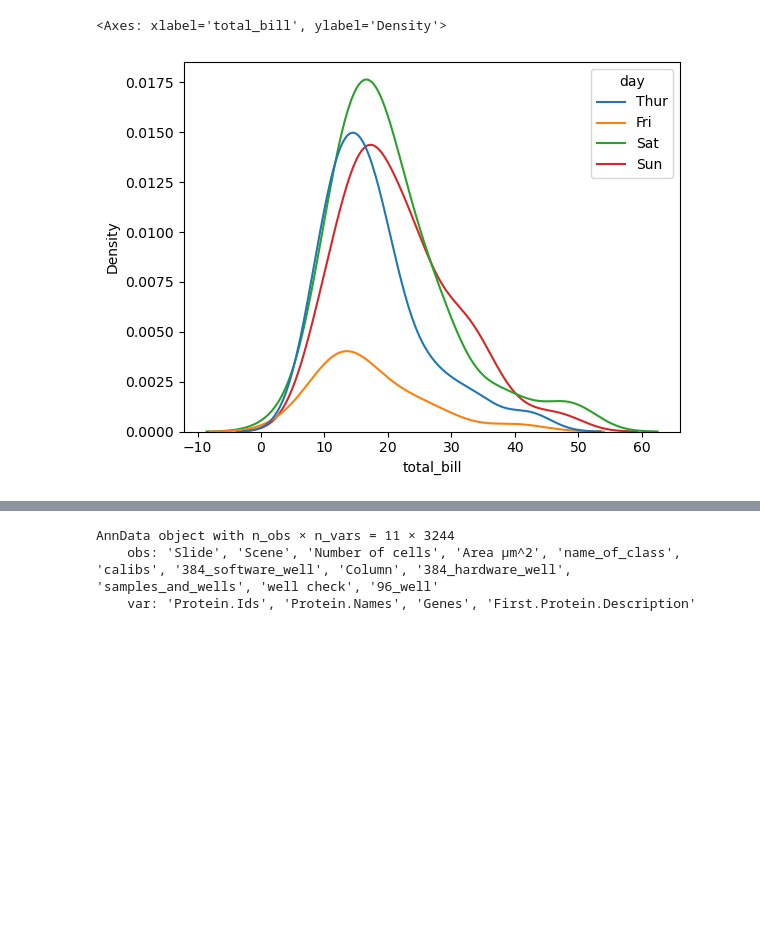
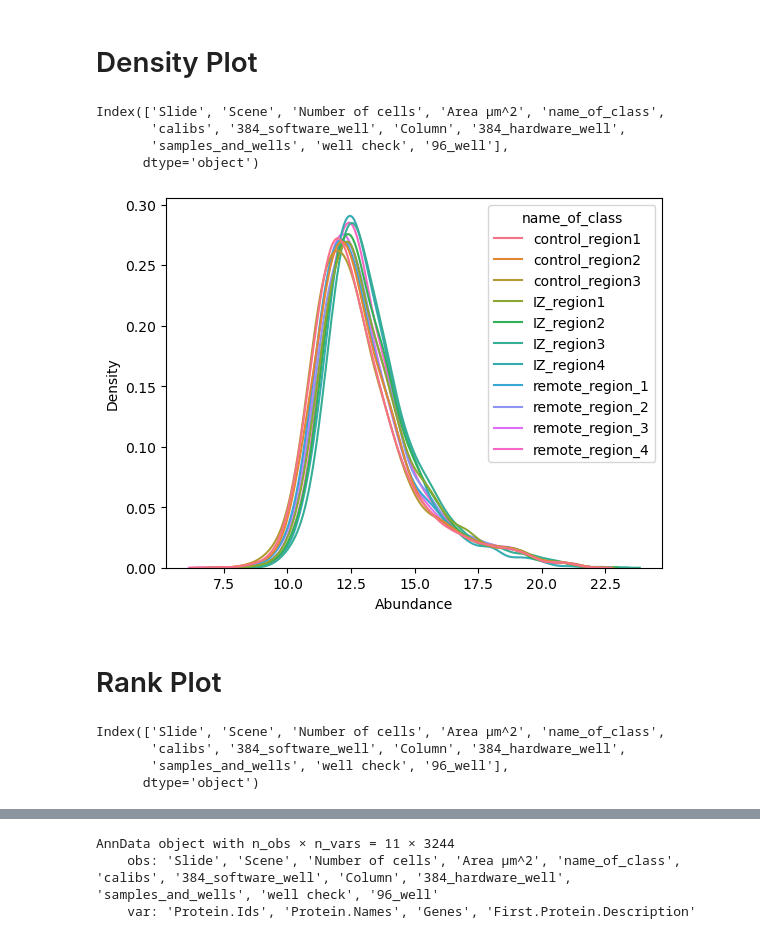
Before and after one commit to josenimo/PyProteomics, a Jupyter notebook: JupyterNotebooks/Test4_Plotting.ipynb, the cells around one changed output, grey strips where cells are left out. Saved outputs shown, nothing was run; the diff lists cells and outputs as text; code cells hidden in the pictures; blank space fills up the shorter version.

Commit message:
added some QC plots

```diff
--- a/JupyterNotebooks/Test4_Plotting.ipynb
+++ b/JupyterNotebooks/Test4_Plotting.ipynb
@@ -27,5 +8,0 @@ tips
-# %%
-sns.kdeplot(data=tips, x="total_bill", hue="day")
-# %% [output]
-<Axes: xlabel='total_bill', ylabel='Density'>
-[figure, removed]
@@ -33,0 +9,25 @@ sns.kdeplot(data=tips, x="total_bill", hue="day")
+# %% [markdown]
+# Density Plot
+# %%
+def density_plots(adata, color_by):
+
+    adata_copy = adata.copy()
+    assert color_by in adata_copy.obs.columns, f"{color_by} not found in adata.obs"
+
+    df = pd.DataFrame(data=adata_copy.X, columns=adata_copy.var_names, index=adata_copy.obs[color_by])
+    df.reset_index(inplace=True)
+    df = pd.melt(df, id_vars=color_by, var_name="Protein", value_name="Abundance")
+    sns.kdeplot(data=df, x="Abundance",hue=color_by, multiple="layer", common_norm=False)
+# %%
+adata.obs.columns
+# %% [output]
+Index(['Slide', 'Scene', 'Number of cells', 'Area µm^2', 'name_of_class',
+       'calibs', '384_software_well', 'Column', '384_hardware_well',
+       'samples_and_wells', 'well check', '96_well'],
+      dtype='object')
+# %%
+density_plots(adata, "name_of_class")
+# %% [output]
+[figure, added]
+# %% [markdown]
+# Rank Plot
@@ -33,0 +36,7 @@ sns.kdeplot(data=tips, x="total_bill", hue="day")
+# %%
+adata.obs.columns
+# %% [output]
+Index(['Slide', 'Scene', 'Number of cells', 'Area µm^2', 'name_of_class',
+       'calibs', '384_software_well', 'Column', '384_hardware_well',
+       'samples_and_wells', 'well check', '96_well'],
+      dtype='object')
```
Also changed, not shown: parts of 21 cells of this notebook, 4 other files.
